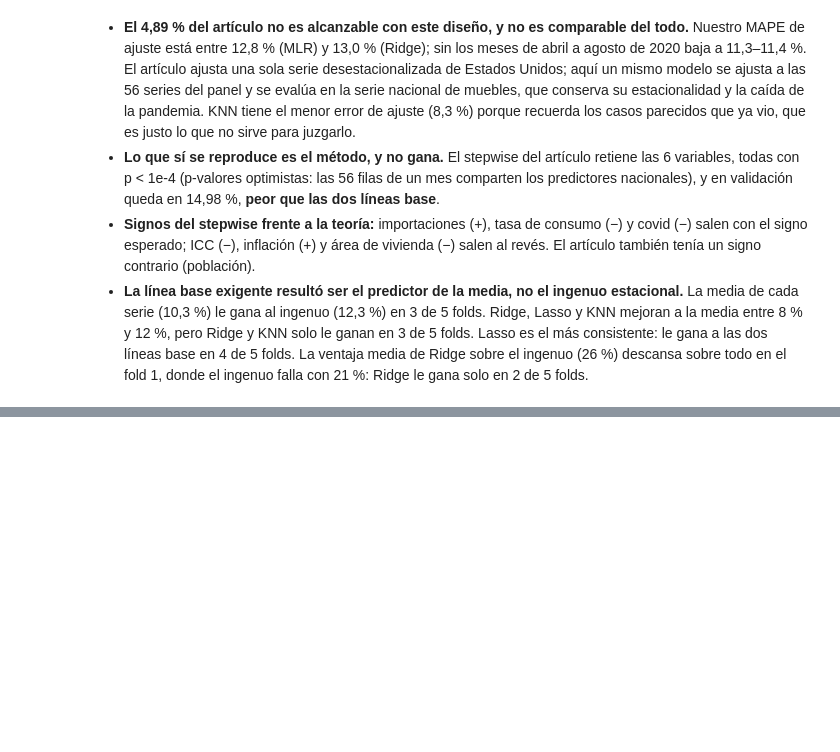
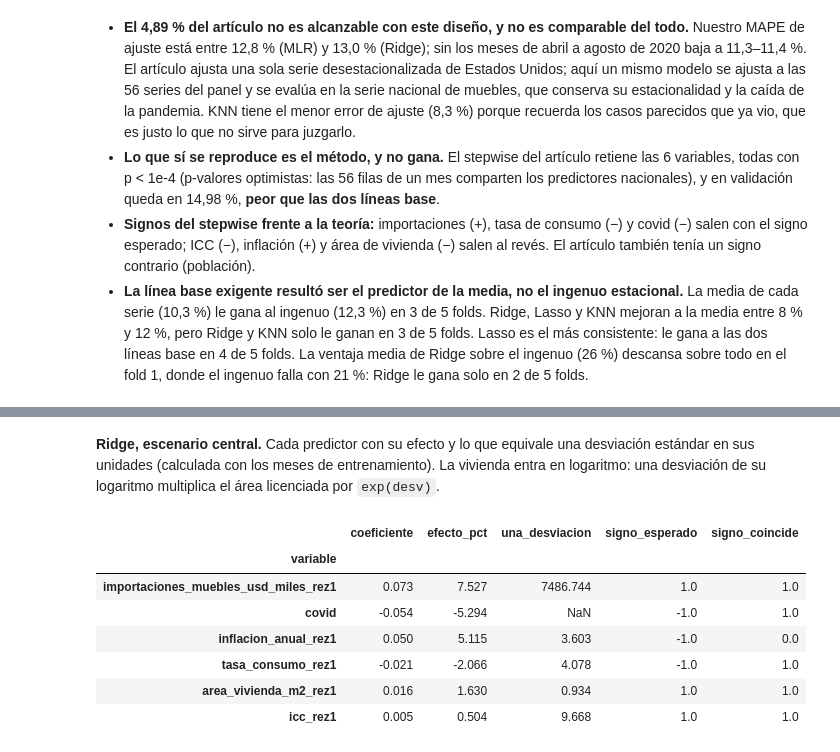
Before and after one commit to jdrodriguez03/pronostico-amoblamiento-colombia, a Jupyter notebook: notebooks/04_interpretacion.ipynb, the cells around one changed output, grey strips where cells are left out. Cells and saved outputs as stored; diff of their text form; code cells hidden in the pictures; blank space fills up the shorter version.

```diff
--- a/notebooks/04_interpretacion.ipynb
+++ b/notebooks/04_interpretacion.ipynb
@@ -429,0 +477,18 @@ historial
+# %% [markdown]
+**Ridge, escenario central.** Cada predictor con su efecto y lo que equivale una desviación estándar en sus unidades (calculada con los meses de entrenamiento). La vivienda entra en logaritmo: una desviación de su logaritmo multiplica el área licenciada por `exp(desv)`.
+# %%
+ridge_c = economicas.query("modelo == 'ridge' and escenario == 'central'").set_index("variable")
+desv = df[predictores_modelo()].std()
+desv["area_vivienda_m2_rez1"] = np.log(df["area_vivienda_m2_rez1"]).std()
+ridge_c = ridge_c.assign(una_desviacion=desv.reindex(ridge_c.index))
+ridge_c[["coeficiente", "efecto_pct", "una_desviacion", "signo_esperado",
+         "signo_coincide"]].sort_values("efecto_pct", key=abs, ascending=False).round(3)
+# %% [output]
+|  | coeficiente | efecto_pct | una_desviacion | signo_esperado | signo_coincide |
+| variable |  |  |  |  |  |
+| importaciones_muebles_usd_miles_rez1 | 0.073 | 7.527 | 7486.744 | 1.0 | 1.0 |
+| covid | -0.054 | -5.294 | NaN | -1.0 | 1.0 |
+| inflacion_anual_rez1 | 0.050 | 5.115 | 3.603 | -1.0 | 0.0 |
+| tasa_consumo_rez1 | -0.021 | -2.066 | 4.078 | -1.0 | 1.0 |
+| area_vivienda_m2_rez1 | 0.016 | 1.630 | 0.934 | 1.0 | 1.0 |
+| icc_rez1 | 0.005 | 0.504 | 9.668 | 1.0 | 1.0 |
```
Also changed, not shown: parts of 9 cells of this notebook, 2 other files.
